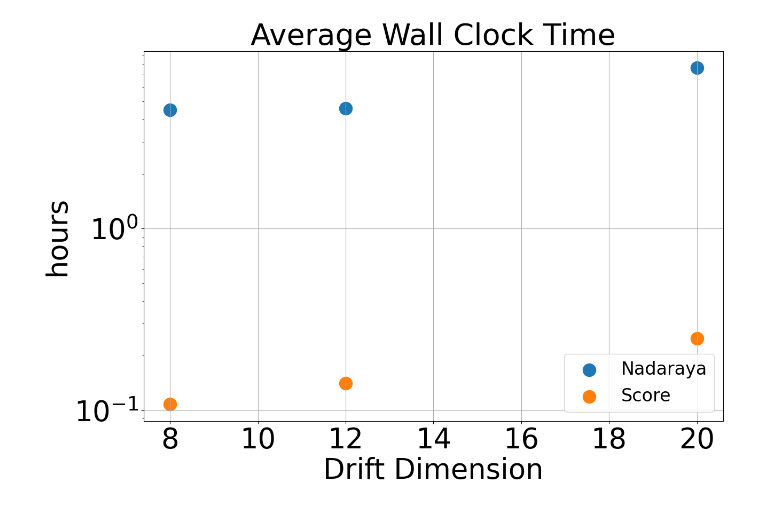
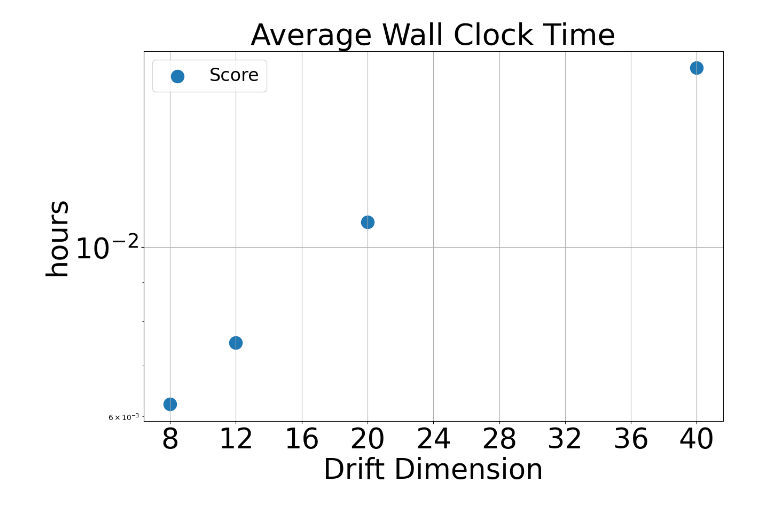
Before and after one commit to marcostapiac/FractionalBrownianMotion, a Jupyter notebook: experiments/generative_modelling/RecursiveVPSDE/ParamEst/DLnz_logging.ipynb, the cells around one changed output. Cells and saved outputs as stored; diff of their text form; code cells hidden in the pictures.

```diff
--- a/experiments/generative_modelling/RecursiveVPSDE/ParamEst/DLnz_logging.ipynb
+++ b/experiments/generative_modelling/RecursiveVPSDE/ParamEst/DLnz_logging.ipynb
@@ -25,24 +13,24 @@ score8
 # %%
-score8, score12, score20 = wallclock_and_system_metrics(config8().resource_logging_path, inclusive=False), wallclock_and_system_metrics(config12().resource_logging_path, inclusive=False), wallclock_and_system_metrics(config20().resource_logging_path, inclusive=False)
+score8, score12, score20, score40 = wallclock_and_system_metrics(config8().resource_logging_path, inclusive=False), wallclock_and_system_metrics(config12().resource_logging_path, inclusive=False), wallclock_and_system_metrics(config20().resource_logging_path, inclusive=False), wallclock_and_system_metrics(config40().resource_logging_path, inclusive=False)
 # %%
-dims = [8, 12, 20]
+dims = [8, 12, 20, 40]
 # %%
 from matplotlib.ticker import MaxNLocator, MultipleLocator, FormatStrFormatter
 
 fig, ax = plt.subplots(figsize=(14,9))
-plt.scatter(dims, [nad8["wall_clock_per_unit_h"], nad12["wall_clock_per_unit_h"], nad20["wall_clock_per_unit_h"]],s=300, label="Nadaraya")
-plt.scatter(dims, [score8["wall_clock_per_unit_h"], score12["wall_clock_per_unit_h"], score20["wall_clock_per_unit_h"]], label="Score", s=300)
+#plt.scatter(dims, [nad8["wall_clock_per_unit_h"], nad12["wall_clock_per_unit_h"], nad20["wall_clock_per_unit_h"], nad40["wall_clock_per_unit_h"]],s=300, label="Nadaraya")
+plt.scatter(dims, [score8["wall_clock_per_unit_h"], score12["wall_clock_per_unit_h"], score20["wall_clock_per_unit_h"],score40["wall_clock_per_unit_h"]], label="Score", s=300)
 plt.title(rf"Average Wall Clock Time",fontsize=40)
 plt.grid(True)
 plt.yscale("log")
 ax.tick_params(labelsize=38)
 ax.xaxis.set_major_locator(MaxNLocator(integer=True))
 plt.ylabel(r"hours", fontsize=38)
 plt.xlabel("Drift Dimension", fontsize=38)
 plt.legend(fontsize=24)
 plt.show()
 # %% [output]
-[figure, old version]
+[figure, new version]
 # %%
 from matplotlib.ticker import MaxNLocator, MultipleLocator, FormatStrFormatter
 
```
Also changed, not shown: parts of 4 cells of this notebook, 1 other file.
